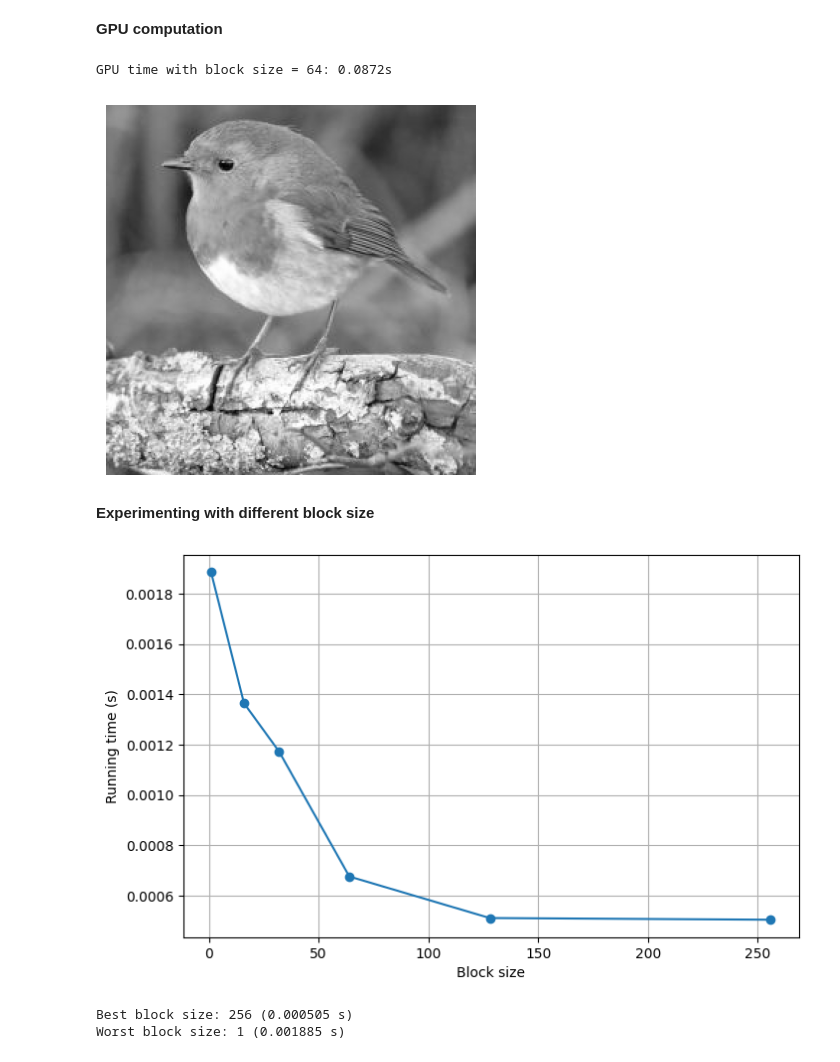
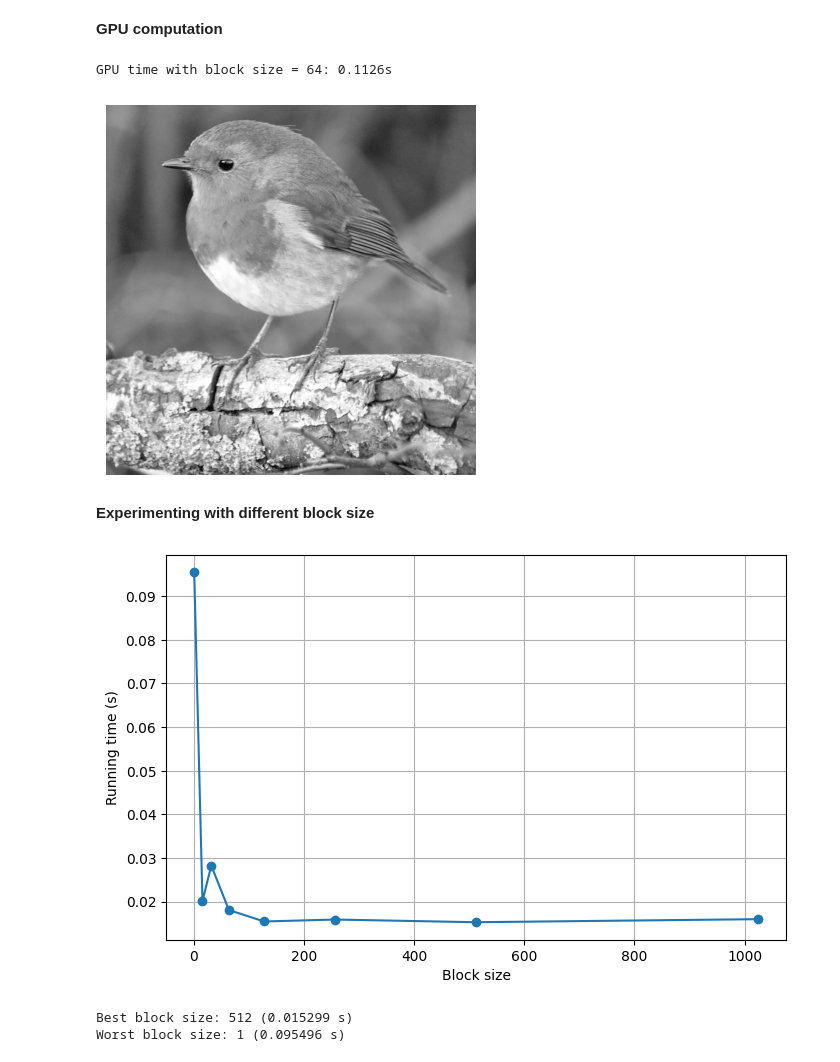
Before and after one commit to dominhquang39/advancedhpc2026, a Jupyter notebook: lab3/Lab3.ipynb, the cells around one changed output. Saved outputs shown, nothing was run; the diff lists cells and outputs as text; code cells hidden in the pictures.

```diff
--- a/lab3/Lab3.ipynb
+++ b/lab3/Lab3.ipynb
@@ -16,7 +16,7 @@ from numba import cuda
 import numpy as np
 import time
 # %%
-img = plt.imread('/content/drive/MyDrive/Dataset/HPC/bird.jpg')
+img = plt.imread('/content/drive/MyDrive/Dataset/HPC/bigger_bird.jpg')
 h, w, _ = img.shape
 pixelCount = h * w
 
@@ -85,33 +85,33 @@ plt.axis("off")
 plt.savefig("gray_gpu.jpg", bbox_inches="tight")
 plt.show()
 # %% [output]
-GPU time with block size = 64: 0.0872s
+GPU time with block size = 64: 0.1126s
 [figure]
 # %% [markdown]
 **Experimenting with different block size**
 # %%
-BLOCK_SIZE = [1, 16, 32, 64, 128, 256]
+BLOCK_SIZE = [1, 16, 32, 64, 128, 256, 512, 1024]
 running_times = []
 
 for blockSize in BLOCK_SIZE:
   start = time.time()
   host_gray_gpu = grayscale_gpu(flatten_rgb, blockSize)
   running_times.append(time.time() - start)
 
 plt.figure(figsize=(8, 5))
 plt.plot(BLOCK_SIZE, running_times, marker="o")
 plt.xlabel("Block size")
 plt.ylabel("Running time (s)")
 plt.grid(True)
 plt.savefig("blocksize_vs_time.png", dpi=150, bbox_inches="tight")
 plt.show()
 
 best_bs = int(np.argmin(running_times))
 worst_bs = int(np.argmax(running_times))
 
 print(f"Best block size: {BLOCK_SIZE[best_bs]} ({running_times[best_bs]:.6f} s)")
 print(f"Worst block size: {BLOCK_SIZE[worst_bs]} ({running_times[worst_bs]:.6f} s)")
 # %% [output]
-[figure, old version]
+[figure, new version]
-Best block size: 256 (0.000505 s)
-Worst block size: 1 (0.001885 s)
+Best block size: 512 (0.015299 s)
+Worst block size: 1 (0.095496 s)
```
Also changed, not shown: parts of 2 cells of this notebook.
